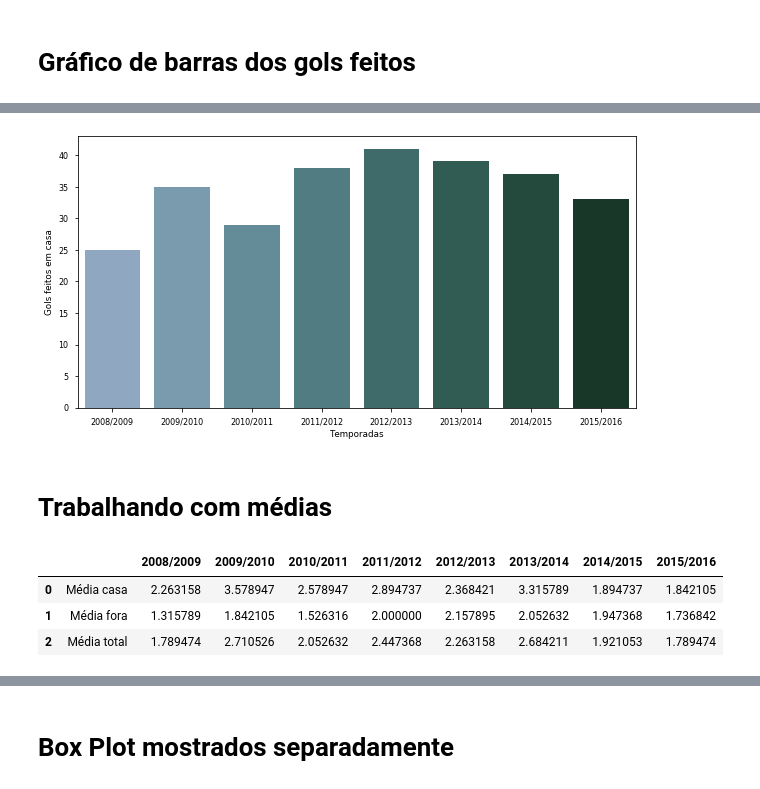
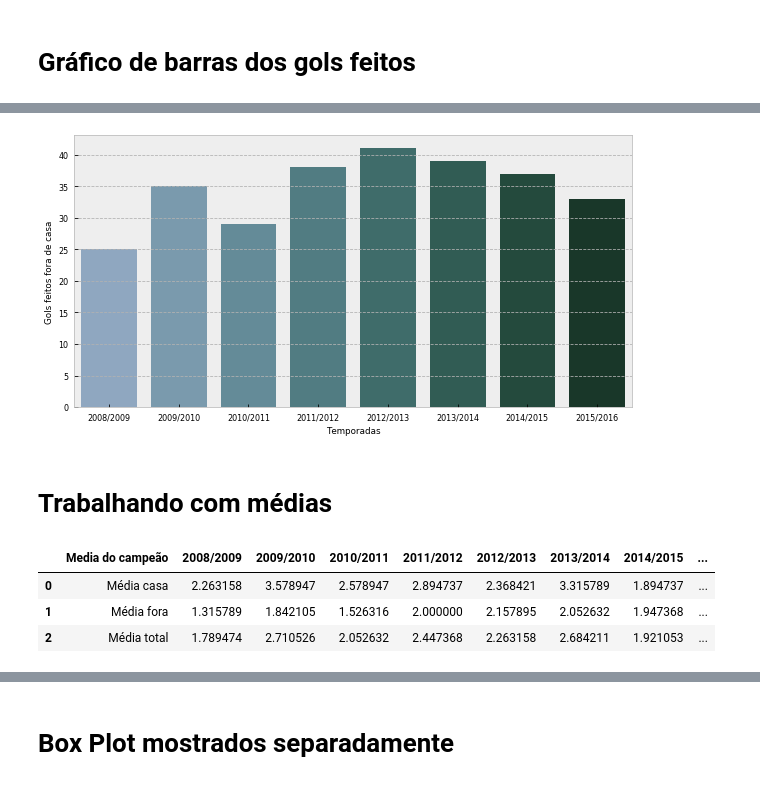
Before and after one commit to LuisHenrique01/notebooks-data-science, a Jupyter notebook: perfil_dos_campeoes.ipynb, the cells around one changed output, grey strips where cells are left out. Cells and saved outputs as stored; diff of their text form; code cells hidden in the pictures.

```diff
--- a/perfil_dos_campeoes.ipynb
+++ b/perfil_dos_campeoes.ipynb
@@ -20,6 +22,6 @@ import seaborn as sns
 
 
 plt.rcParams['figure.figsize'] = (11,5)
-#plt.style.use('default')
+plt.style.use('bmh')
 # %% [markdown]
 # O código para geração de gráficos foi feito em forma de funções:
@@ -116,26 +118,26 @@ plt.show()
 # %%
 golsF_temp = []
 temp = []
 for i in campanhas_fora:
   golsF_temp.append(sum(campanhas_fora[i]))
   temp.append(i)
 #pallete = sns.color_palette("Blues", 10)
 pallete = sns.cubehelix_palette(8, 2, 0.4, 0.90, 0.8, 0.6)
 
 sns.barplot(temp, golsF_temp, palette=pallete)
 plt.rcParams['figure.figsize'] = (10,5)
 plt.xlabel('Temporadas')
-plt.ylabel('Gols feitos em casa')
-plt.savefig('drive/My Drive/DataSets/golsFeitosFora.png')
+plt.ylabel('Gols feitos fora de casa')
+plt.savefig('drive/My Drive/DataSets/golsFeitosFora.pdf')
 plt.show()
 # %% [output]
-[figure, old version]
+[figure, new version]
 # %% [markdown]
 # Trabalhando com médias
 # %%
-medias_casa  = {'    ': 'Média casa'}
-medias_fora  = {'    ': 'Média fora'}
-medias_total = {'    ': 'Média total'}
+medias_casa  = {'Media do campeão': 'Média casa'}
+medias_fora  = {'Media do campeão': 'Média fora'}
+medias_total = {'Media do campeão': 'Média total'}
 j = 0
 for i in campanhas_casa:
   medias_casa[i] = data_casa[i].mean()
@@ -145,7 +147,7 @@ for i in campanhas_casa:
 data_media = pd.DataFrame([medias_casa, medias_fora, medias_total])
 data_media.head()
 # %% [output]
-|  |  | 2008/2009 | 2009/2010 | 2010/2011 | 2011/2012 | 2012/2013 | 2013/2014 | 2014/2015 | 2015/2016 |
-| 0 | Média casa | 2.263158 | 3.578947 | 2.578947 | 2.894737 | 2.368421 | 3.315789 | 1.894737 | 1.842105 |
-| 1 | Média fora | 1.315789 | 1.842105 | 1.526316 | 2.000000 | 2.157895 | 2.052632 | 1.947368 | 1.736842 |
-| 2 | Média total | 1.789474 | 2.710526 | 2.052632 | 2.447368 | 2.263158 | 2.684211 | 1.921053 | 1.789474 |
+|  | Media do campeão | 2008/2009 | 2009/2010 | 2010/2011 | 2011/2012 | 2012/2013 | 2013/2014 | 2014/2015 | ... |
+| 0 | Média casa | 2.263158 | 3.578947 | 2.578947 | 2.894737 | 2.368421 | 3.315789 | 1.894737 | ... |
+| 1 | Média fora | 1.315789 | 1.842105 | 1.526316 | 2.000000 | 2.157895 | 2.052632 | 1.947368 | ... |
+| 2 | Média total | 1.789474 | 2.710526 | 2.052632 | 2.447368 | 2.263158 | 2.684211 | 1.921053 | ... |
```
Also changed, not shown: parts of 38 cells of this notebook, 1 other file.
